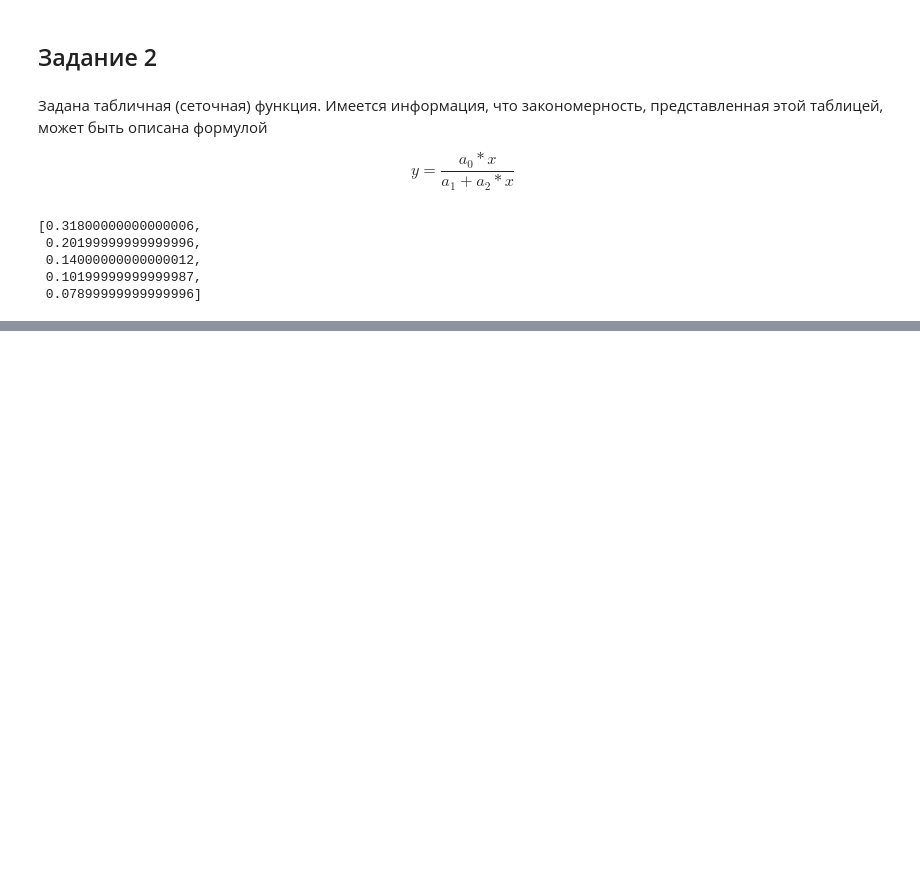
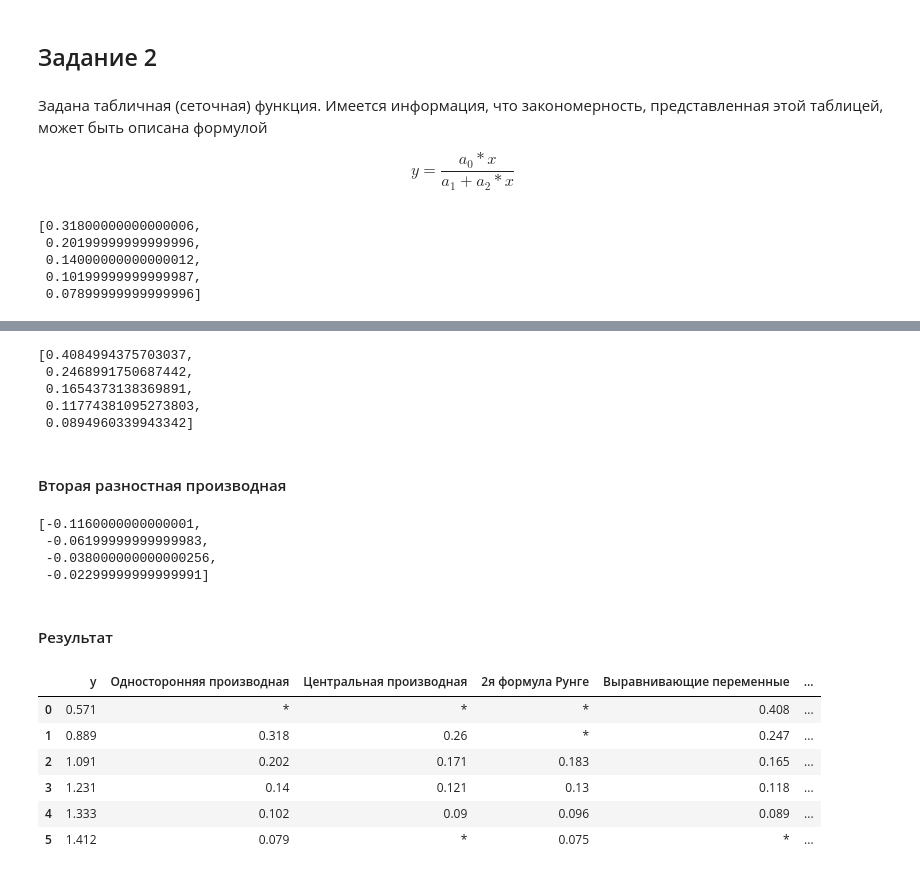
Before and after one commit to BuldakovMikhail/ca, a Jupyter notebook: lab_06/main.ipynb, the cells around one changed output, grey strips where cells are left out. Cells and saved outputs as stored; diff of their text form; code cells hidden in the pictures; blank space fills up the shorter version.

```diff
--- a/lab_06/main.ipynb
+++ b/lab_06/main.ipynb
@@ -212,0 +246,50 @@ center_ders
+# %%
+def leveling_vars(y, x):
+    eta = 1 / y
+    xi = 1 / x
+    eta_der_by_xi = [(eta[i+1] - eta[i]) / (xi[i + 1] - xi[i]) for i in range(len(xi) - 1)]
+    y_der = [eta_der_by_xi[i] * y[i] ** 2 / x[i] ** 2 for i in range(len(eta_der_by_xi))]
+
+    return y_der
+# %%
+leveling = leveling_vars(data_2, x)
+leveling
+# %% [output]
+[0.4084994375703037,
+ 0.2468991750687442,
+ 0.1654373138369891,
+ 0.11774381095273803,
+ 0.0894960339943342]
+# %% [markdown]
+#### Вторая разностная производная
+# %%
+def second_der(yn1, yn2, yn3, h):
+    return (yn1 - 2 * yn2 + yn3) / h ** 2
+# %%
+second_ders = [second_der(data_2[i - 1], data_2[i], data_2[i + 1], h) for i in range(1, len(data_2) - 1)]
+second_ders
+# %% [output]
+[-0.1160000000000001,
+ -0.06199999999999983,
+ -0.038000000000000256,
+ -0.02299999999999991]
+# %% [markdown]
+#### Результат
+# %%
+df = pd.DataFrame()
+df['y'] = data_2
+df['Односторонняя производная'] = ['*'] + list(map(lambda x : round(x, 3), one_side_ders))
+df['Центральная производная'] =  ['*'] + list(map(lambda x : round(x, 3), center_ders))  + ['*']
+df['2я формула Рунге'] = ['*'] + ['*'] +list(map(lambda x : round(x, 3), runge_ders))
+df['Выравнивающие переменные'] = list(map(lambda x : round(x, 3), leveling)) + ['*']
+df['Вторая производная'] = ['*'] +list(map(lambda x : round(x, 3), second_ders)) + ['*']
+
+df
+# %% [output]
+|  | y | Односторонняя производная | Центральная производная | 2я формула Рунге | Выравнивающие переменные | ... |
+| 0 | 0.571 | * | * | * | 0.408 | ... |
+| 1 | 0.889 | 0.318 | 0.26 | * | 0.247 | ... |
+| 2 | 1.091 | 0.202 | 0.171 | 0.183 | 0.165 | ... |
+| 3 | 1.231 | 0.14 | 0.121 | 0.13 | 0.118 | ... |
+| 4 | 1.333 | 0.102 | 0.09 | 0.096 | 0.089 | ... |
+| 5 | 1.412 | 0.079 | * | 0.075 | * | ... |
```
Also changed, not shown: parts of 4 cells of this notebook, 1 other file.
